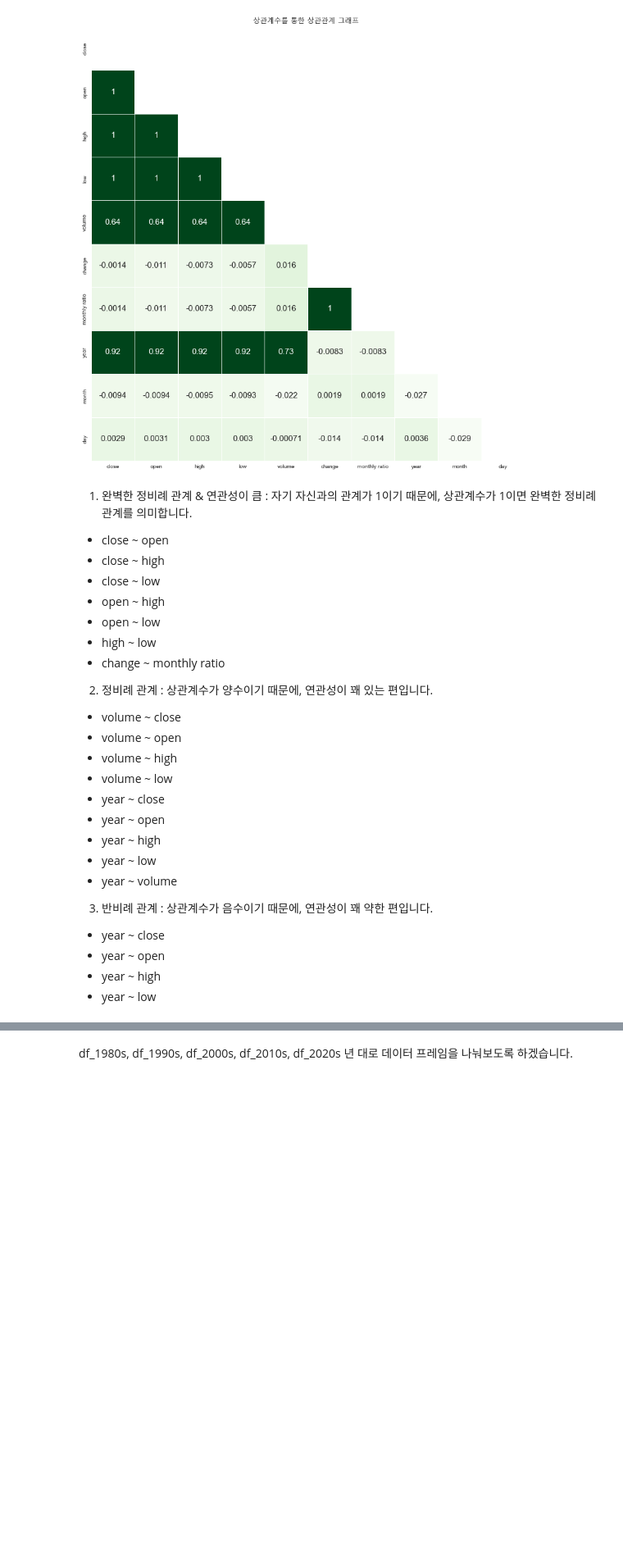
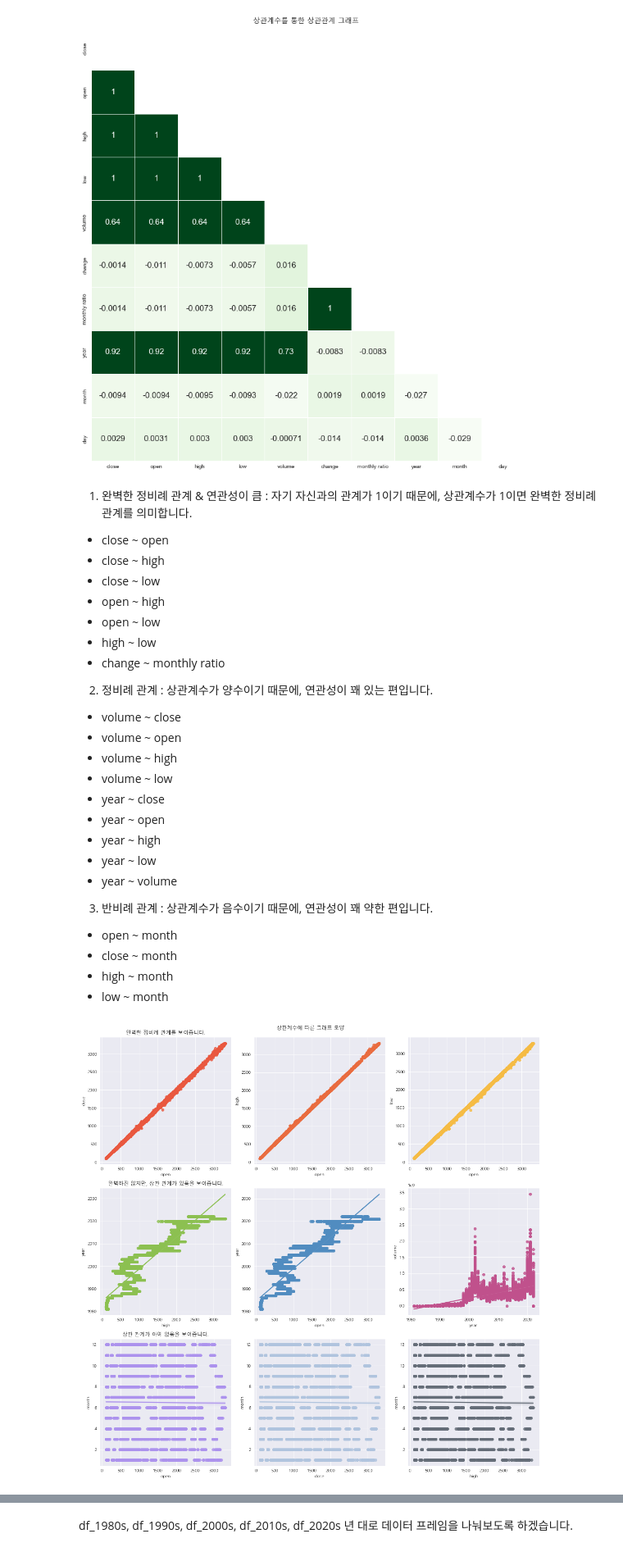
Before and after one commit to NohJeongKim/dacon-kospi, a Jupyter notebook: kospi.ipynb, the cells around one changed output, grey strips where cells are left out. Shown at 82% size. Cells and saved outputs as stored; diff of their text form; code cells hidden in the pictures; blank space fills up the shorter version.

```diff
--- a/kospi.ipynb
+++ b/kospi.ipynb
@@ -571,7 +585,35 @@ plt.savefig("images/상관계수를 통한 상관관계 그래프.png", dpi=200,
 
 3. 반비례 관계 : 상관계수가 음수이기 때문에, 연관성이 꽤 약한 편입니다.
 
-* year ~ close
-* year ~ open
-* year ~ high
-* year ~ low
+* open ~ month
+* close ~ month
+* high ~ month
+* low ~ month
+# %%
+fig, ax=plt.subplots(3,3, figsize=(15,15))
+ax=ax.flatten()
+
+# 완벽한 정비례 관계를 보여줍니다.
+_=sns.regplot(data=df_copy, x="open", y="close", ax=ax[0], color="#E9573E")
+_=sns.regplot(data=df_copy, x="open", y="high", ax=ax[1], color="#E96B3E")
+_=sns.regplot(data=df_copy, x="open", y="low", ax=ax[2], color="#F6BB43")
+
+# 완벽하진 않지만, 상관 관계가 있음을 보여줍니다.
+_=sns.regplot(data=df_copy, x="high", y="year", ax=ax[3], color="#8CC051")
+_=sns.regplot(data=df_copy, x="open", y="year", ax=ax[4], color="#518CC0")
+_=sns.regplot(data=df_copy, x="year", y="volume", ax=ax[5], color="#C0518C")
+
+# 상관 관계가 아예 없음을 보여줍니다.
+_=sns.regplot(data=df_copy, x="open", y="month", ax=ax[6], color="#AC92ED")
+_=sns.regplot(data=df_copy, x="close", y="month", ax=ax[7], color="#B0C4DE")
+_=sns.regplot(data=df_copy, x="high", y="month", ax=ax[8], color="#656D78")
+
+_=ax[0].set_title("완벽한 정비례 관계를 보여줍니다.")
+_=ax[3].set_title("완벽하진 않지만, 상관 관계가 있음을 보여줍니다.")
+_=ax[6].set_title("상관 관계가 아예 없음을 보여줍니다.")
+
+_=plt.suptitle("상관계수에 따른 그래프 모양")
+plt.tight_layout()
+plt.savefig("images/상관계수에 따른 그래프 모양.png", dpi=200, facecolor="white")
+# %% [output]
+[figure, added]
```
Also changed, not shown: parts of 15 cells of this notebook, 2 other files.
